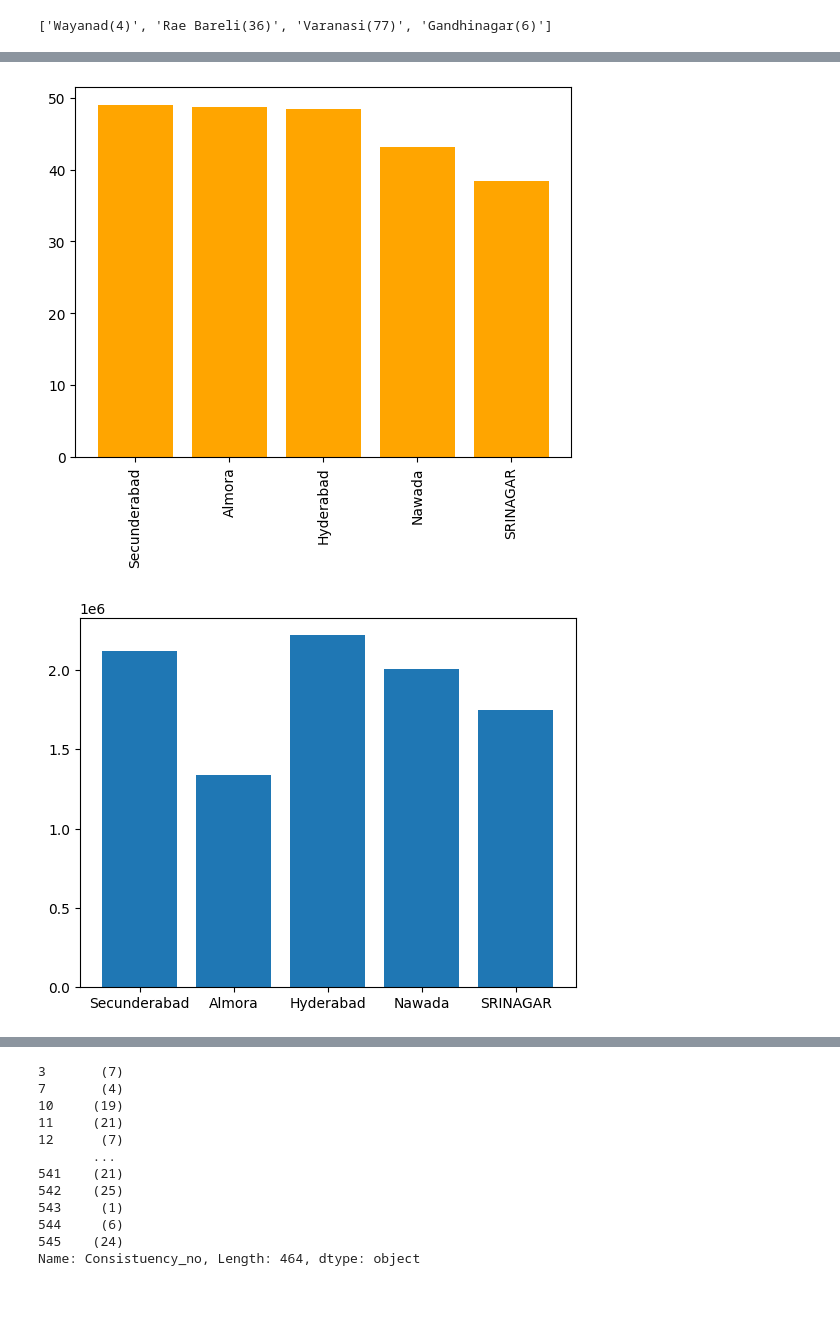
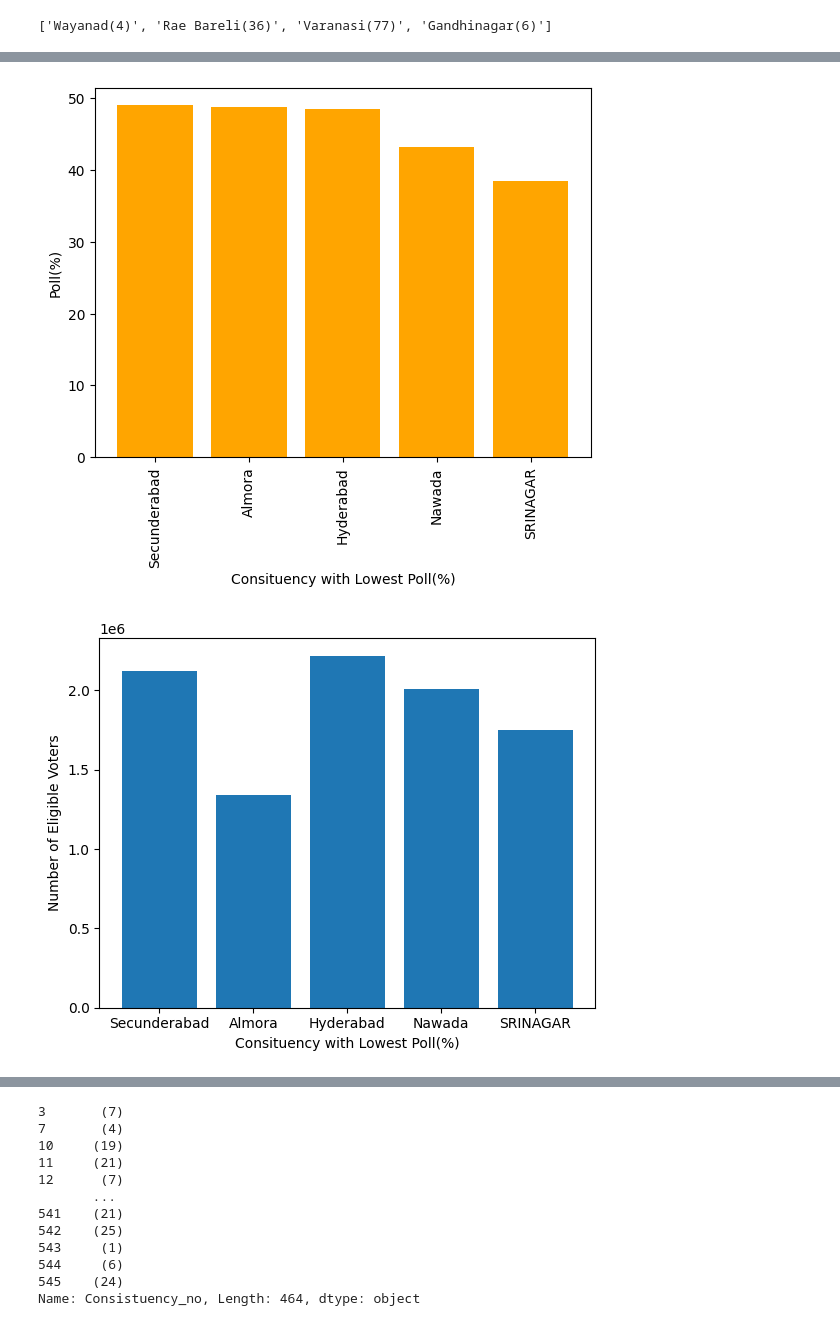
Before and after one commit to Ak1704/Election_result_analysis, a Jupyter notebook: Election_Analysis.ipynb, the cells around one changed output, grey strips where cells are left out. Drawn from its saved outputs; the diff is of its cells as text; code cells hidden in the pictures; blank space fills up the shorter version.

```diff
--- a/Election_Analysis.ipynb
+++ b/Election_Analysis.ipynb
@@ -216,15 +232,19 @@ pc_list_tail = list(poll_list["PC Name"].tail().values)
 poll_per_tail = list(poll_list["Poll(%)"].tail().values)
 poll_count_tail = list(poll_list["Count of Elector"].tail().values)
 plt.bar(pc_list_tail,poll_per_tail,color="orange")
+plt.xlabel("Consituency with Lowest Poll(%)")
+plt.ylabel("Poll(%)")
 plt.xticks(rotation=90)
 plt.show()
 # %% [output]
-[figure, old version]
+[figure, new version]
 # %%
 plt.bar(pc_list_tail,poll_count_tail)
+plt.xlabel("Consituency with Lowest Poll(%)")
+plt.ylabel("Number of Eligible Voters")
 plt.show()
 # %% [output]
-[figure, old version]
+[figure, new version]
 # %%
 import re
 def find_cno(row):
```
Also changed, not shown: parts of 18 cells of this notebook, 1 other file.
